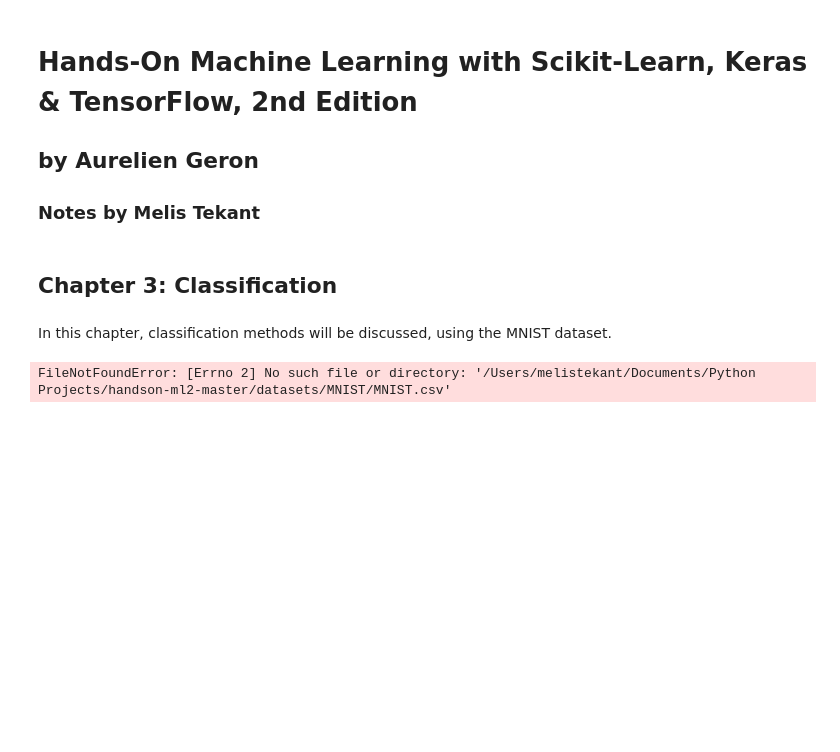
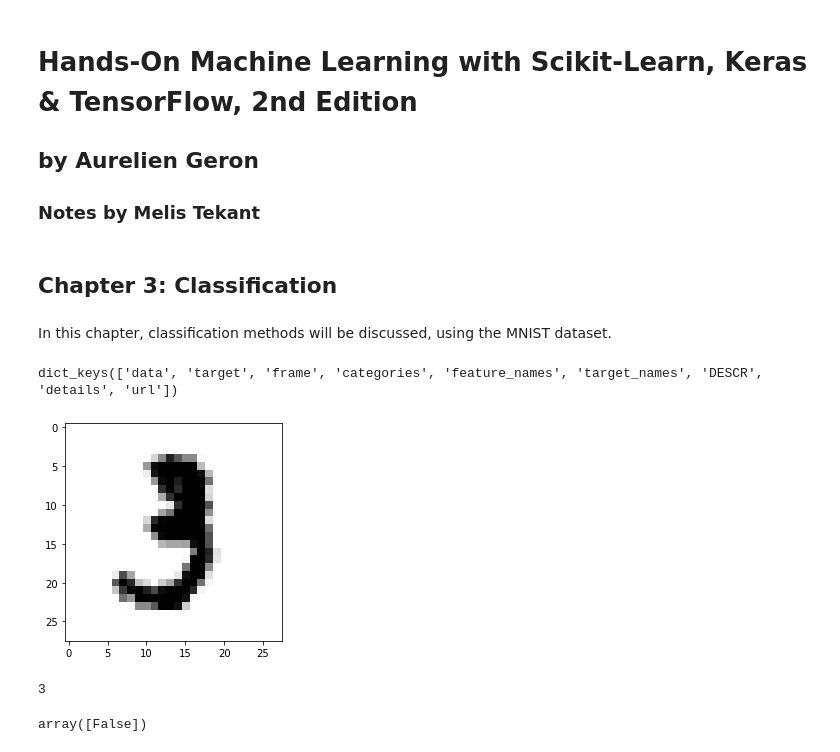
Before and after one commit to mtekant/HOML_2ndEdition, a Jupyter notebook: HOML Notes Ch 3.ipynb, the cells around one changed output. Saved outputs shown, nothing was run; the diff lists cells and outputs as text; code cells hidden in the pictures; blank space fills up the shorter version.

```diff
--- a/HOML Notes Ch 3.ipynb
+++ b/HOML Notes Ch 3.ipynb
@@ -18,7 +21,22 @@ from scipy import stats
 # %% [markdown]
 In this chapter, classification methods will be discussed, using the MNIST dataset.
-# %%
-housing = pd.read_csv('/Users/melistekant/Documents/Python Projects/handson-ml2-master/datasets/MNIST/MNIST.csv')
-housing.head()
-# %% [output]
-FileNotFoundError: [Errno 2] No such file or directory: '/Users/melistekant/Documents/Python Projects/handson-ml2-master/datasets/MNIST/MNIST.csv'
+# %%
+mnist = fetch_openml('mnist_784',version=1)
+mnist.keys()
+# %% [output]
+dict_keys(['data', 'target', 'frame', 'categories', 'feature_names', 'target_names', 'DESCR', 'details', 'url'])
+# %%
+# Separating data and target
+X,y = mnist['data'],mnist['target']
+# %%
+# Looking at a random image
+digit = X[10]
+digit_image = digit.reshape(28,28)
+plt.imshow(digit_image,cmap=mpl.cm.binary);
+# %% [output]
+[figure, added]
+# %%
+# Looking at what the label is for this image
+y.astype('int')[10]
+# %% [output]
+3
@@ -24,0 +47,14 @@ FileNotFoundError: [Errno 2] No such file or directory: '/Users/melistekant/Docu
+# %%
+# Building a binary classifier for the number 5
+
+# Setting results to True/False for 5/not-5
+y_train_5 = (y_train == 5)
+y_test_5 = (y_test == 5)
+
+#Stochastic Gradient Descent Classifier
+
+sgd = SGDClassifier(random_state = 42)
+sgd.fit(X_train,y_train_5)
+sgd.predict([digit])
+# %% [output]
+array([False])
```
Also changed, not shown: parts of 11 cells of this notebook, 1 other file.
